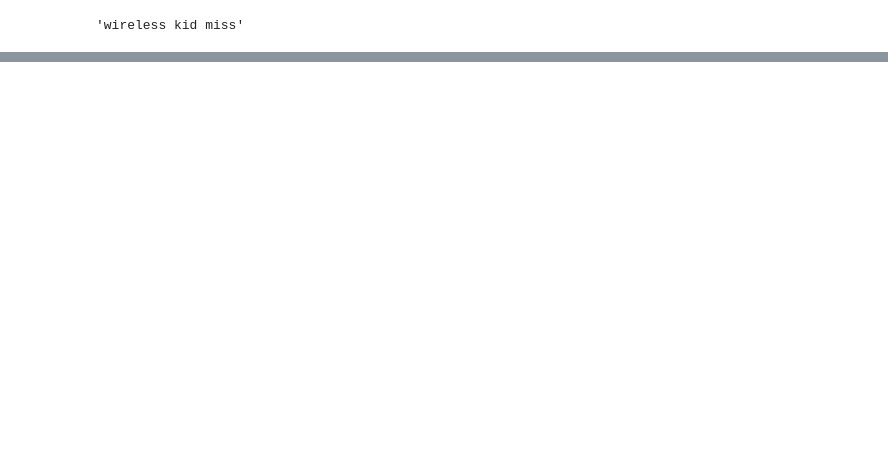
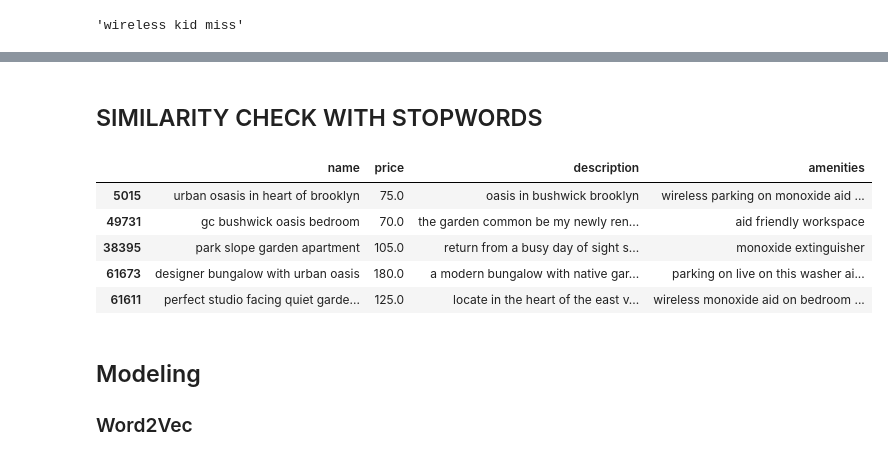
Before and after one commit to janejeshen/Recommendation-system-for-hotel-and-airbnbs, a Jupyter notebook: Recommendation_system.ipynb, the cells around one changed output, grey strips where cells are left out. Cells and saved outputs as stored; diff of their text form; code cells hidden in the pictures; blank space fills up the shorter version.

Commit message:
modeling

```diff
--- a/Recommendation_system.ipynb
+++ b/Recommendation_system.ipynb
@@ -917,7 +917,7 @@ df["amenities"][0]
 'wireless kid miss'
 # %%
 # Combining the text features into one feature
-df["description_amenities"] = df["description"] + " " + df["amenities"]
+df["description_amenities"] = df["description"] + " " + df["amenities"] + " " + df["name"]
 # %%
 df["description_amenities"][0]
 # %% [output]
@@ -933,10 +935,10 @@ tfidf_matrix = tfidf.fit_transform(df["description_amenities"])
 # Function to get recommendations based on user input
 def get_recommendations_from_input(user_input, price_range=None, top_n=5):
     # Transforming the user input into TF-IDF vector
-    user_input_vector = tfidf.transform([user_input])
+    user_input_vector = tfidf_without_stopwords.transform([user_input])
 
     # Computing cosine similarity between user input and all listings
-    cosine_sim = cosine_similarity(user_input_vector, tfidf_matrix)
+    cosine_sim = cosine_similarity(user_input_vector, tfidf_matrix_without_stopwords)
 
     # Getting the indices of the top N most similar listings
     sim_scores = list(enumerate(cosine_sim[0]))
@@ -950,4 +952,4 @@ def get_recommendations_from_input(user_input, price_range=None, top_n=5):
     else:
         recommendations = df.iloc[listing_indices]
 
-    return recommendations[['name', 'price']]
+    return  recommendations[['name', 'price','description','amenities']]
@@ -972,0 +983,47 @@ print(recommendations)
+# %% [markdown]
+## SIMILARITY CHECK WITH STOPWORDS
+# %%
+# TF-IDF vectorization
+# Creating an instance of the vectorizer
+tfidf_with_stopwords = TfidfVectorizer(stop_words=None)
+
+# Fit transforming the combined text features
+tfidf_matrix_with_stopwords = tfidf_with_stopwords.fit_transform(df["description_amenities"])
+# %%
+# Function to get recommendations based on user input
+def get_recommendations_from_input(user_input, price_range=None, top_n=5):
+    # Transforming the user input into TF-IDF vector
+    user_input_vector = tfidf_with_stopwords.transform([user_input])
+
+    # Computing cosine similarity between user input and all listings
+    cosine_sim = cosine_similarity(user_input_vector, tfidf_matrix_with_stopwords)
+
+    # Getting the indices of the top N most similar listings
+    sim_scores = list(enumerate(cosine_sim[0]))
+    sim_scores = sorted(sim_scores, key=lambda x: x[1], reverse=True)
+    listing_indices = [i[0] for i in sim_scores[:top_n]]
+
+    # Filtering by price range if required
+    if price_range:
+        min_price, max_price = price_range
+        recommendations = df.iloc[listing_indices][(df['price'] >= min_price) & (df['price'] <= max_price)]
+    else:
+        recommendations = df.iloc[listing_indices]
+
+    return recommendations[['name', 'price','description','amenities']]
+# %%
+# Getting recommendations
+user_input = "The Garden Oasis"
+price_range = (50, 200)
+recommendations = get_recommendations_from_input(user_input,price_range)
+recommendations
+# %% [output]
+|  | name | price | description | amenities |
+| 5015 | urban osasis in heart of brooklyn | 75.0 | oasis in bushwick brooklyn | wireless parking on monoxide aid ... |
+| 49731 | gc bushwick oasis bedroom | 70.0 | the garden common be my newly ren... | aid friendly workspace |
+| 38395 | park slope garden apartment | 105.0 | return from a busy day of sight s... | monoxide extinguisher |
+| 61673 | designer bungalow with urban oasis | 180.0 | a modern bungalow with native gar... | parking on live on this washer ai... |
+| 61611 | perfect studio facing quiet garde... | 125.0 | locate in the heart of the east v... | wireless monoxide aid on bedroom ... |
+# %% [markdown]
+## Modeling
+### Word2Vec
```
Also changed, not shown: parts of 18 cells of this notebook.
